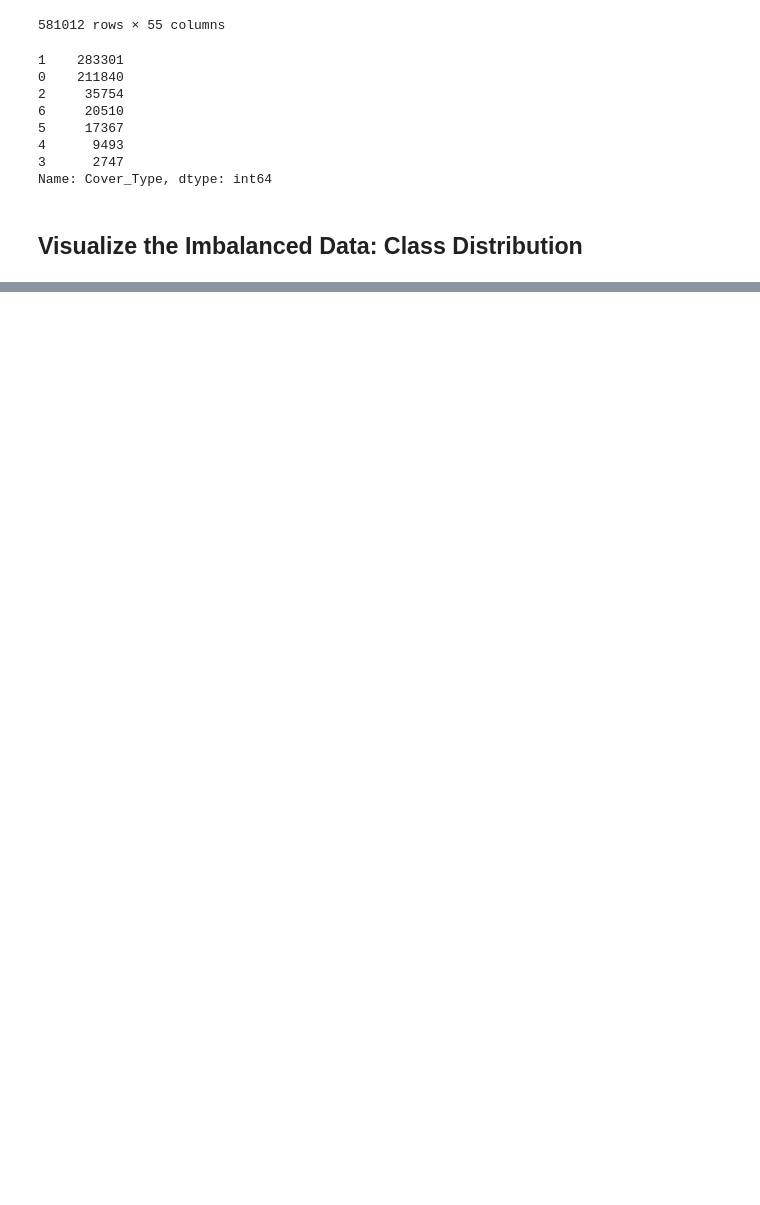
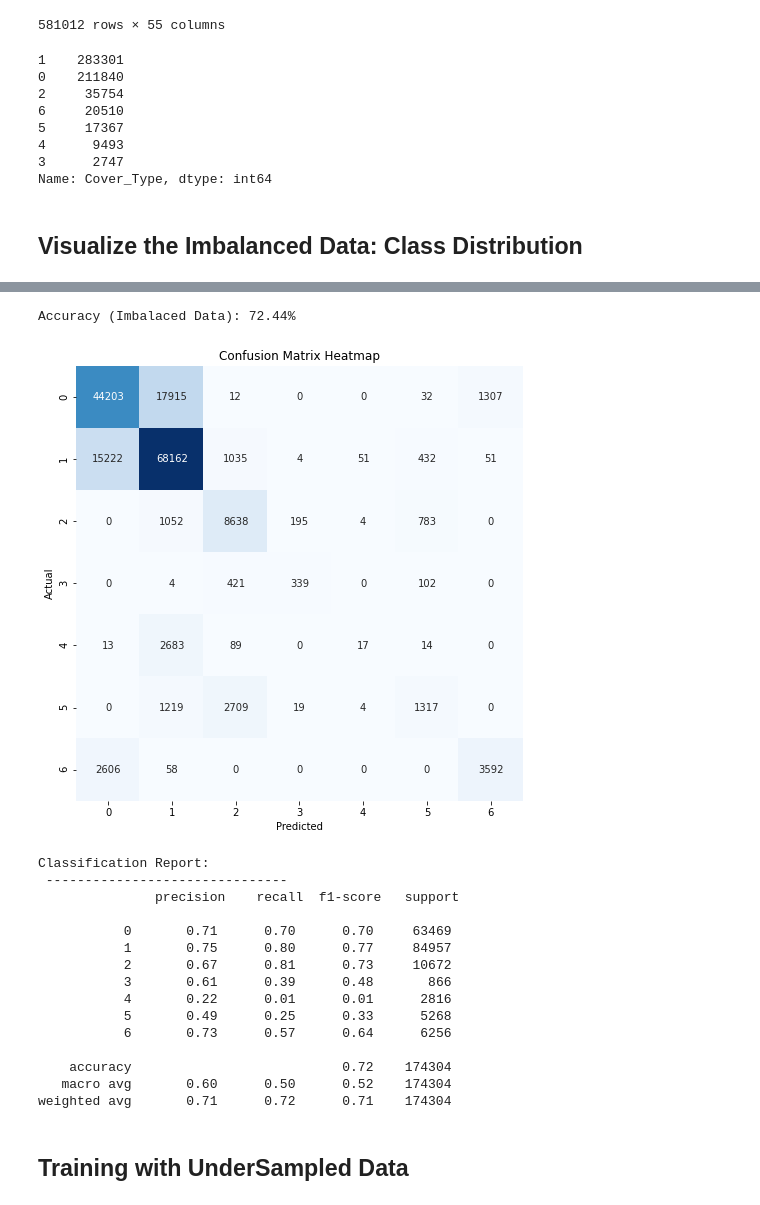
Before and after one commit to andrewhylee/Image-Recognizer, a Jupyter notebook: forest-cover-type-prediction.ipynb, the cells around one changed output, grey strips where cells are left out. Cells and saved outputs as stored; diff of their text form; code cells hidden in the pictures; blank space fills up the shorter version.

Commit message:
Model_Training_with_Imbalanced_and_Undersampled_data

```diff
--- a/forest-cover-type-prediction.ipynb
+++ b/forest-cover-type-prediction.ipynb
@@ -93,0 +115,18 @@ plt.show() #
+# %%
+def evaluate_model(model, class_balance, X_test, y_test):
+    model_acc = model.score(X_test, y_test)
+    print("Accuracy ({}): {:.2f}%".format(class_balance, model_acc*100))
+
+    y_pred = model.predict(X_test)
+
+    cm = confusion_matrix(y_test, y_pred)
+    clr = classification_report(y_test, y_pred)
+
+    plt.figure(figsize=(8,8))
+    sns.heatmap(cm, annot=True, fmt='g', vmin=0, cbar=False, cmap='Blues')
+    plt.xlabel('Predicted')
+    plt.ylabel('Actual')
+    plt.title('Confusion Matrix Heatmap')
+    plt.show()
+
+    print('Classification Report: \n ------------------------------- \n', clr)
@@ -93,0 +135,7 @@ plt.show() #
+# %%
+imbalanced_data = data.copy()
+
+X_train, X_test, y_train, y_test = split_and_scale(imbalanced_data)
+# %%
+model1 = LogisticRegression()
+model1.fit(X_train, y_train)
@@ -93,0 +151,22 @@ plt.show() #
+# %%
+evaluate_model(model1, 'Imbalaced Data', X_test, y_test)
+# %% [output]
+Accuracy (Imbalaced Data): 72.44%
+[figure, added]
+Classification Report:
+ -------------------------------
+               precision    recall  f1-score   support
+
+           0       0.71      0.70      0.70     63469
+           1       0.75      0.80      0.77     84957
+           2       0.67      0.81      0.73     10672
+           3       0.61      0.39      0.48       866
+           4       0.22      0.01      0.01      2816
+           5       0.49      0.25      0.33      5268
+           6       0.73      0.57      0.64      6256
+
+    accuracy                           0.72    174304
+   macro avg       0.60      0.50      0.52    174304
+weighted avg       0.71      0.72      0.71    174304
+# %% [markdown]
+## Training with UnderSampled Data
```
Also changed, not shown: parts of 22 cells of this notebook.
